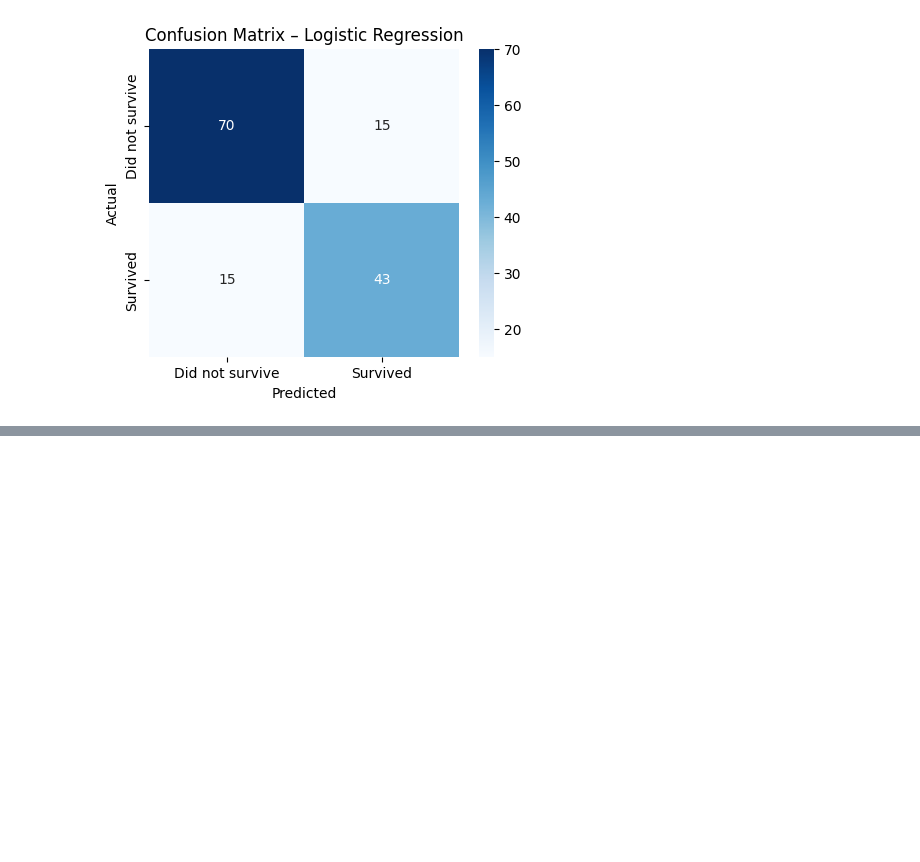
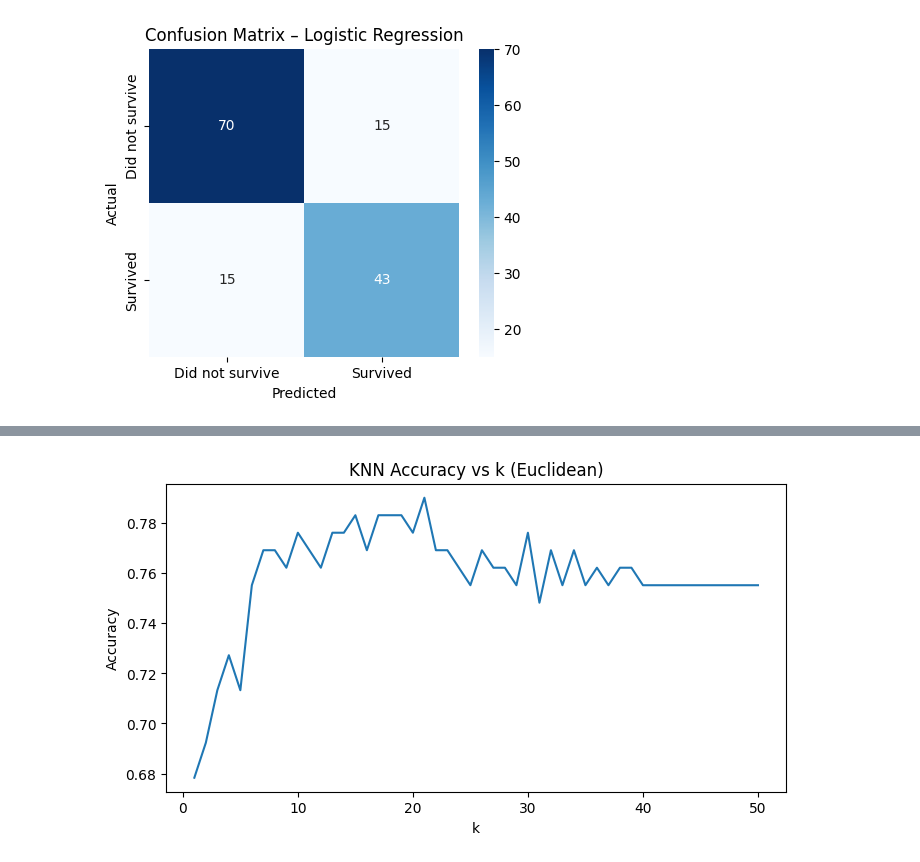
Before and after one commit to DovgaNik/intelligence_artificielle, a Jupyter notebook: theme3_titanic.ipynb, the cells around one changed output, grey strips where cells are left out. Saved outputs shown, nothing was run; the diff lists cells and outputs as text; code cells hidden in the pictures; blank space fills up the shorter version.

```diff
--- a/theme3_titanic.ipynb
+++ b/theme3_titanic.ipynb
@@ -95,3 +95,25 @@ plt.title("Confusion Matrix – Logistic Regression")
 plt.show()
 # %% [output]
 [figure]
+# %%
+from sklearn.preprocessing import StandardScaler
+
+scaler = StandardScaler()
+
+x_train_scaled = scaler.fit_transform(x_train)
+x_test_scaled  = scaler.transform(x_test)
+# %%
+from sklearn.neighbors import KNeighborsClassifier
+from sklearn.metrics import accuracy_score
+
+k_values = range(1, 51)
+accuracies_euclidean = []
+
+for k in k_values:
+    knn = KNeighborsClassifier(
+        n_neighbors=k,
+        metric="euclidean"
+    )
+    knn.fit(x_train_scaled, y_train)
+    y_pred = knn.predict(x_test_scaled)
+    accuracies_euclidean.append(accuracy_score(y_test, y_pred))
@@ -97,0 +140,11 @@ plt.show()
+# %%
+import matplotlib.pyplot as plt
+
+plt.figure(figsize=(8, 4))
+plt.plot(k_values, accuracies_euclidean)
+plt.xlabel("k")
+plt.ylabel("Accuracy")
+plt.title("KNN Accuracy vs k (Euclidean)")
+plt.show()
+# %% [output]
+[figure, added]
```
Also changed, not shown: parts of 8 cells of this notebook.
